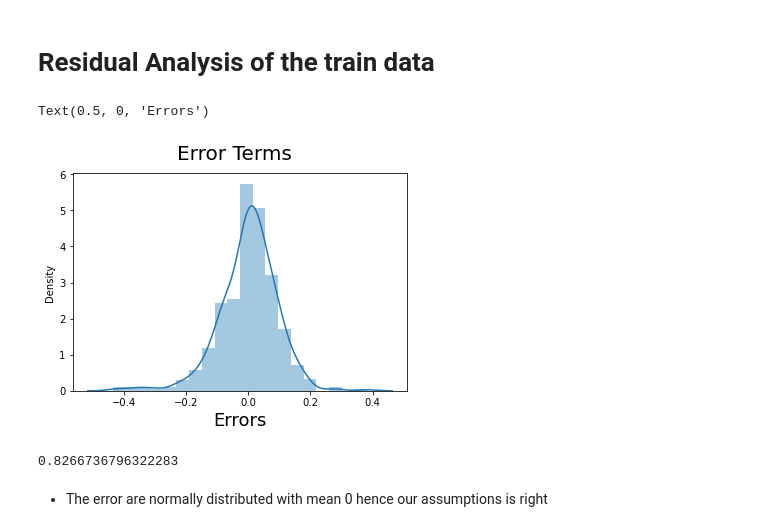
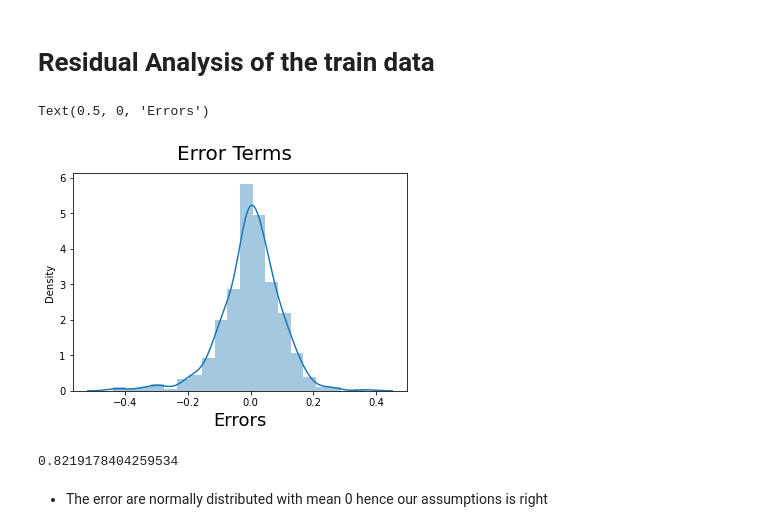
Before and after one commit to rohit2503/bikesharing, a Jupyter notebook: Bike Sharing Prediction.ipynb, the cells around one changed output. Saved outputs shown, nothing was run; the diff lists cells and outputs as text; code cells hidden in the pictures.

Commit message:
Latest code and work on model creation

```diff
--- a/Bike Sharing Prediction.ipynb
+++ b/Bike Sharing Prediction.ipynb
@@ -1124,7 +1167,8 @@ vif
 # %%
-# Removing the feature windspeed having slightly high p-value
+# Removing the feature weekday_sat instead of atemp ...
+# Removing the atemo reduces model efficiency to 6% to 7% ans also atemp is having VIF score as 5
 
-X_train_new_6 = X_train_new_5.drop(["summer"], axis=1)
+X_train_new_6 = X_train_new_5.drop(["workingday"], axis=1)
 
 X_train_lm6 = sm.add_constant(X_train_new_6)
 
@@ -1198,0 +1245,8 @@ vif
+# %%
+# Removing the feature weekday_sat having slightly high p-value
+
+X_train_new_7 = X_train_new_6.drop(["weekday_sat"], axis=1)
+
+X_train_lm7 = sm.add_constant(X_train_new_7)
+
+lr7 = sm.OLS(y_train, X_train_lm7).fit()
@@ -1198,0 +1319,8 @@ vif
+# %%
+# Removing the feature windspeed having slightly high p-value
+
+X_train_new_8 = X_train_new_7.drop(["season_summer"], axis=1)
+
+X_train_lm8 = sm.add_constant(X_train_new_8)
+
+lr8 = sm.OLS(y_train, X_train_lm8).fit()
@@ -1211,21 +1400,21 @@ cnt = 0.1446 + (0.4707 * temp ) + (0.0554 * workingday) + (0.2333 * yr) + (0.064
 # %% [markdown]
 # Residual Analysis of the train data
 # %%
-y_train_count = lr6.predict(X_train_lm6)
+y_train_predict = lr8.predict(X_train_lm8)
 # %%
 # Plot the histogram of the error terms
 fig = plt.figure()
-sns.distplot((y_train - y_train_count), bins = 20)
+sns.distplot((y_train - y_train_predict), bins = 20)
 fig.suptitle('Error Terms', fontsize = 20)                  # Plot heading
 plt.xlabel('Errors', fontsize = 18)
 # %% [output]
 Text(0.5, 0, 'Errors')
-[figure, old version]
+[figure, new version]
 # %%
 from sklearn.metrics import r2_score
-r2_score(y_train, y_train_count)
+r2_score(y_train, y_train_predict)
 # %% [output]
-0.8266736796322283
+0.8219178404259534
 # %% [markdown]
 - The error are normally distributed with mean 0 hence our assumptions is right
 # %% [markdown]
```
Also changed, not shown: parts of 80 cells of this notebook.
